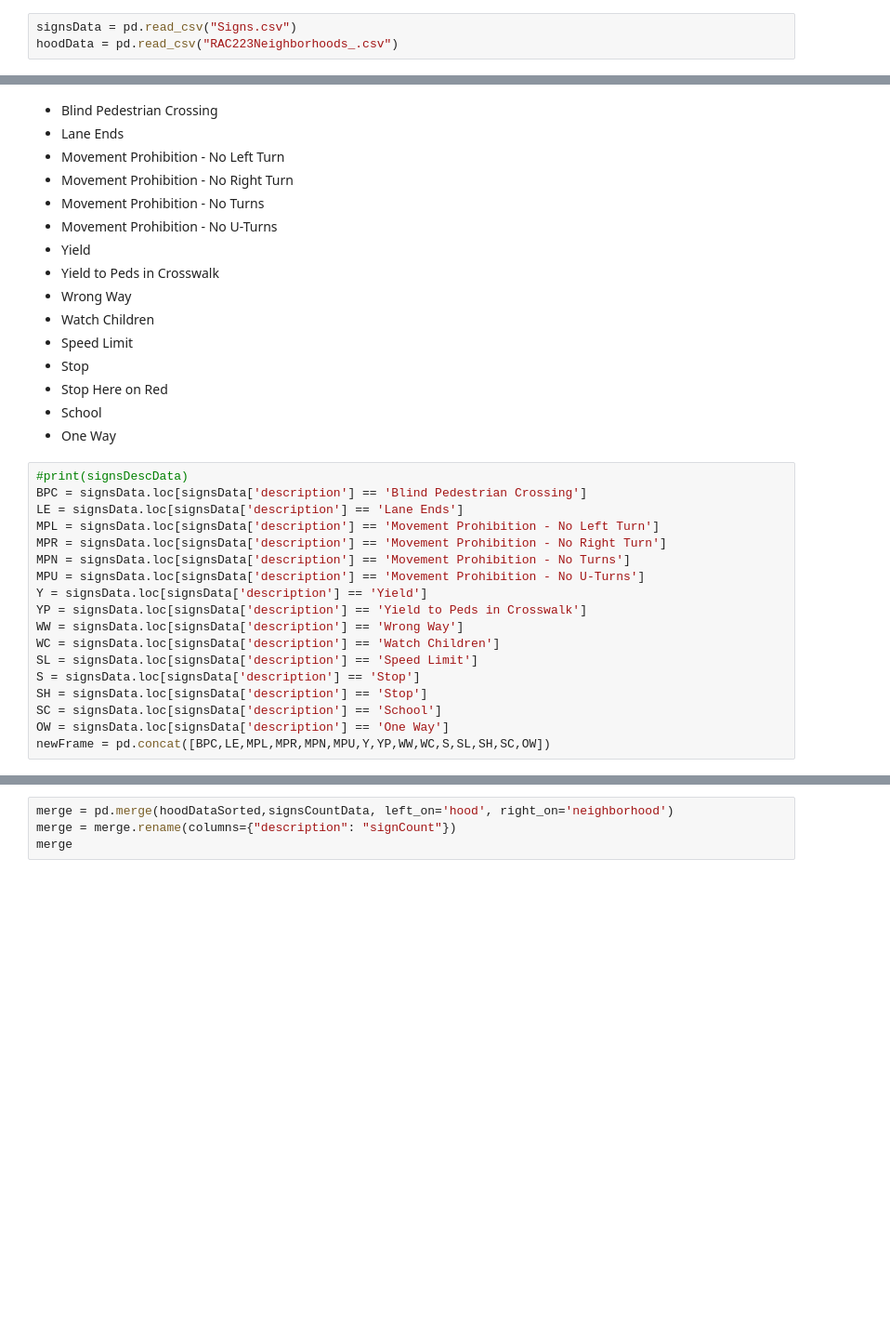
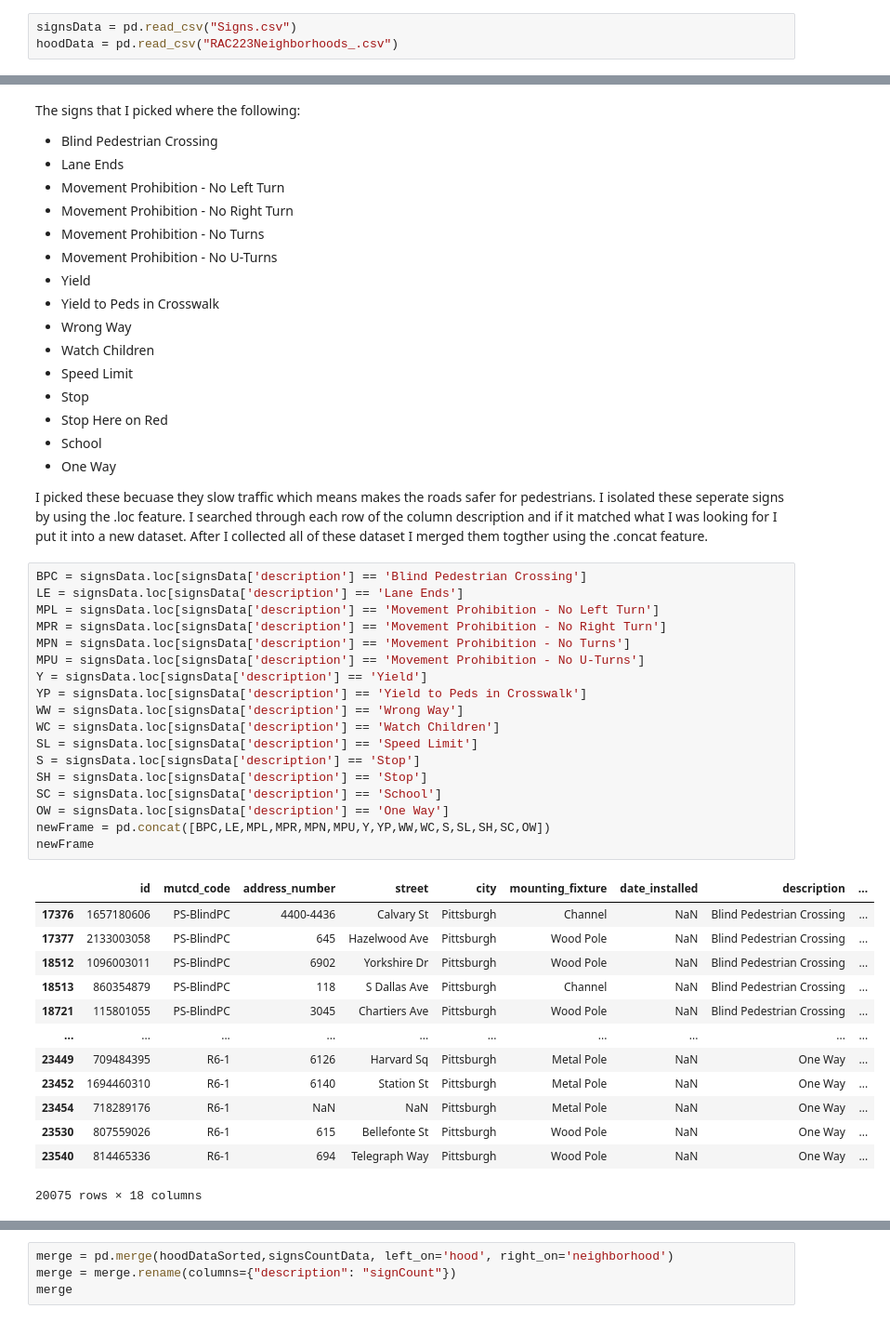
Before and after one commit to durigon-sam/Final-Project, a Jupyter notebook: SignsData.ipynb, the cells around one changed output, grey strips where cells are left out. Shown at 93% size. Cells and saved outputs as stored; diff of their text form; blank space fills up the shorter version.

Commit message:
Signs Data Description

```diff
--- a/SignsData.ipynb
+++ b/SignsData.ipynb
@@ -14,4 +40,5 @@ signsDescData = signsData.groupby(['description']).count()
 # %% [markdown]
+The signs that I picked where the following:
 
 - Blind Pedestrian Crossing
 - Lane Ends
@@ -28,21 +55,37 @@ signsDescData = signsData.groupby(['description']).count()
 - Stop Here on Red
 - School
 - One Way
+
+I picked these becuase they slow traffic which means makes the roads safer for pedestrians. I isolated these seperate signs by using the .loc feature. I searched through each row of the column description and if it matched what I was looking for I put it into a new dataset. After I collected all of these dataset I merged them togther using the .concat feature.
 # %%
-#print(signsDescData)
 BPC = signsData.loc[signsData['description'] == 'Blind Pedestrian Crossing']
 LE = signsData.loc[signsData['description'] == 'Lane Ends']
 MPL = signsData.loc[signsData['description'] == 'Movement Prohibition - No Left Turn']
 MPR = signsData.loc[signsData['description'] == 'Movement Prohibition - No Right Turn']
 MPN = signsData.loc[signsData['description'] == 'Movement Prohibition - No Turns']
 MPU = signsData.loc[signsData['description'] == 'Movement Prohibition - No U-Turns']
 Y = signsData.loc[signsData['description'] == 'Yield']
 YP = signsData.loc[signsData['description'] == 'Yield to Peds in Crosswalk']
 WW = signsData.loc[signsData['description'] == 'Wrong Way']
 WC = signsData.loc[signsData['description'] == 'Watch Children']
 SL = signsData.loc[signsData['description'] == 'Speed Limit']
 S = signsData.loc[signsData['description'] == 'Stop']
 SH = signsData.loc[signsData['description'] == 'Stop']
 SC = signsData.loc[signsData['description'] == 'School']
 OW = signsData.loc[signsData['description'] == 'One Way']
 newFrame = pd.concat([BPC,LE,MPL,MPR,MPN,MPU,Y,YP,WW,WC,S,SL,SH,SC,OW])
+newFrame
+# %% [output]
+|  | id | mutcd_code | address_number | street | city | mounting_fixture | date_installed | description | ... |
+| 17376 | 1657180606 | PS-BlindPC | 4400-4436 | Calvary St | Pittsburgh | Channel | NaN | Blind Pedestrian Crossing | ... |
+| 17377 | 2133003058 | PS-BlindPC | 645 | Hazelwood Ave | Pittsburgh | Wood Pole | NaN | Blind Pedestrian Crossing | ... |
+| 18512 | 1096003011 | PS-BlindPC | 6902 | Yorkshire Dr | Pittsburgh | Wood Pole | NaN | Blind Pedestrian Crossing | ... |
+| 18513 | 860354879 | PS-BlindPC | 118 | S Dallas Ave | Pittsburgh | Channel | NaN | Blind Pedestrian Crossing | ... |
+| 18721 | 115801055 | PS-BlindPC | 3045 | Chartiers Ave | Pittsburgh | Wood Pole | NaN | Blind Pedestrian Crossing | ... |
+| ... | ... | ... | ... | ... | ... | ... | ... | ... | ... |
+| 23449 | 709484395 | R6-1 | 6126 | Harvard Sq | Pittsburgh | Metal Pole | NaN | One Way | ... |
+| 23452 | 1694460310 | R6-1 | 6140 | Station St | Pittsburgh | Metal Pole | NaN | One Way | ... |
+| 23454 | 718289176 | R6-1 | NaN | NaN | Pittsburgh | Metal Pole | NaN | One Way | ... |
+| 23530 | 807559026 | R6-1 | 615 | Bellefonte St | Pittsburgh | Wood Pole | NaN | One Way | ... |
+| 23540 | 814465336 | R6-1 | 694 | Telegraph Way | Pittsburgh | Wood Pole | NaN | One Way | ... |
+20075 rows × 18 columns
```
Also changed, not shown: parts of 24 cells of this notebook.
